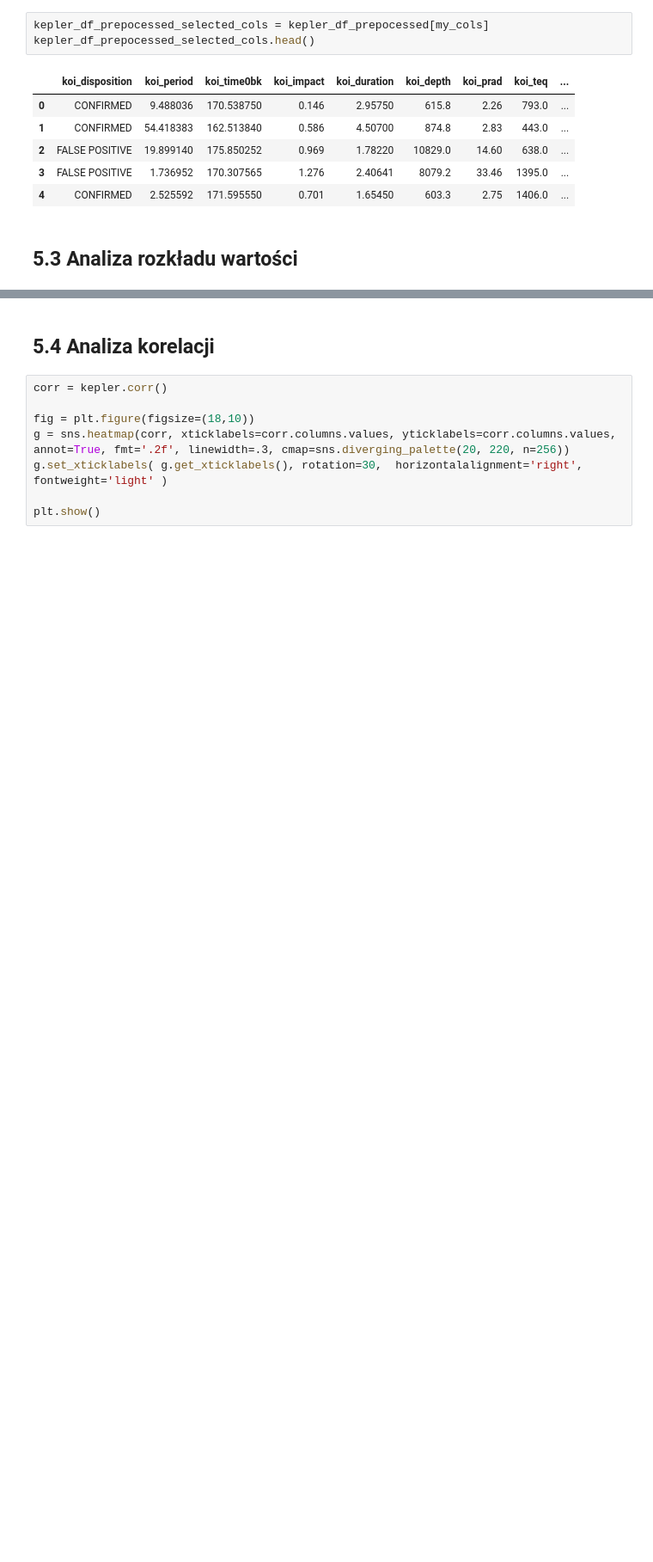
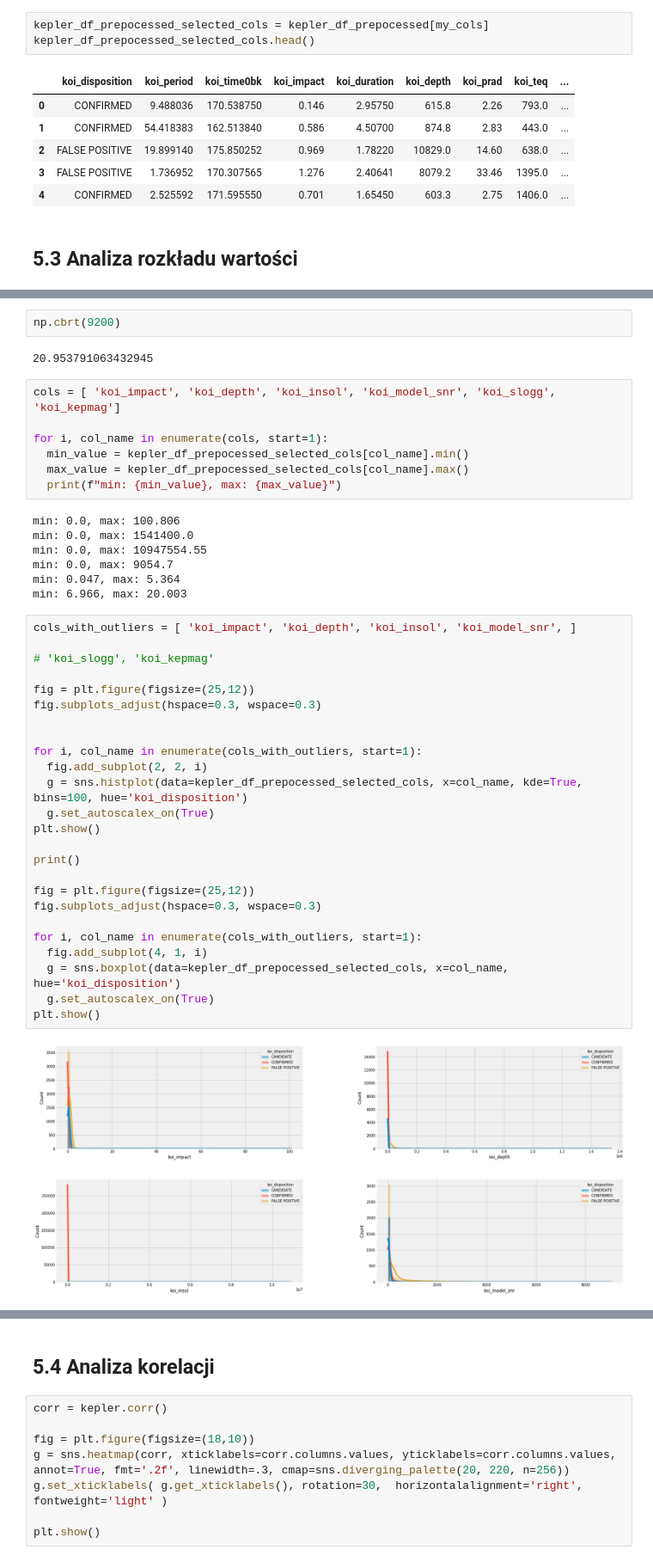
Before and after one commit to ArminD93/KeplerExoplanetSearchResults, a Jupyter notebook: KeplerExoplanetSearchResults.ipynb, the cells around one changed output, grey strips where cells are left out. Shown at 86% size. Cells and saved outputs as stored; diff of their text form; blank space fills up the shorter version.

```diff
--- a/KeplerExoplanetSearchResults.ipynb
+++ b/KeplerExoplanetSearchResults.ipynb
@@ -546,0 +526,45 @@ plt.show()
+# %%
+np.cbrt(9200)
+# %% [output]
+20.953791063432945
+# %%
+cols = [ 'koi_impact', 'koi_depth', 'koi_insol', 'koi_model_snr', 'koi_slogg', 'koi_kepmag']
+
+for i, col_name in enumerate(cols, start=1):
+  min_value = kepler_df_prepocessed_selected_cols[col_name].min()
+  max_value = kepler_df_prepocessed_selected_cols[col_name].max()
+  print(f"min: {min_value}, max: {max_value}")
+# %% [output]
+min: 0.0, max: 100.806
+min: 0.0, max: 1541400.0
+min: 0.0, max: 10947554.55
+min: 0.0, max: 9054.7
+min: 0.047, max: 5.364
+min: 6.966, max: 20.003
+# %%
+cols_with_outliers = [ 'koi_impact', 'koi_depth', 'koi_insol', 'koi_model_snr', ]
+
+# 'koi_slogg', 'koi_kepmag'
+
+fig = plt.figure(figsize=(25,12))
+fig.subplots_adjust(hspace=0.3, wspace=0.3)
+
+
+for i, col_name in enumerate(cols_with_outliers, start=1):
+  fig.add_subplot(2, 2, i)
+  g = sns.histplot(data=kepler_df_prepocessed_selected_cols, x=col_name, kde=True, bins=100, hue='koi_disposition')
+  g.set_autoscalex_on(True)
+plt.show()
+
+print()
+
+fig = plt.figure(figsize=(25,12))
+fig.subplots_adjust(hspace=0.3, wspace=0.3)
+
+for i, col_name in enumerate(cols_with_outliers, start=1):
+  fig.add_subplot(4, 1, i)
+  g = sns.boxplot(data=kepler_df_prepocessed_selected_cols, x=col_name, hue='koi_disposition')
+  g.set_autoscalex_on(True)
+plt.show()
+# %% [output]
+[figure, added]
```
Also changed, not shown: parts of 15 cells of this notebook.
